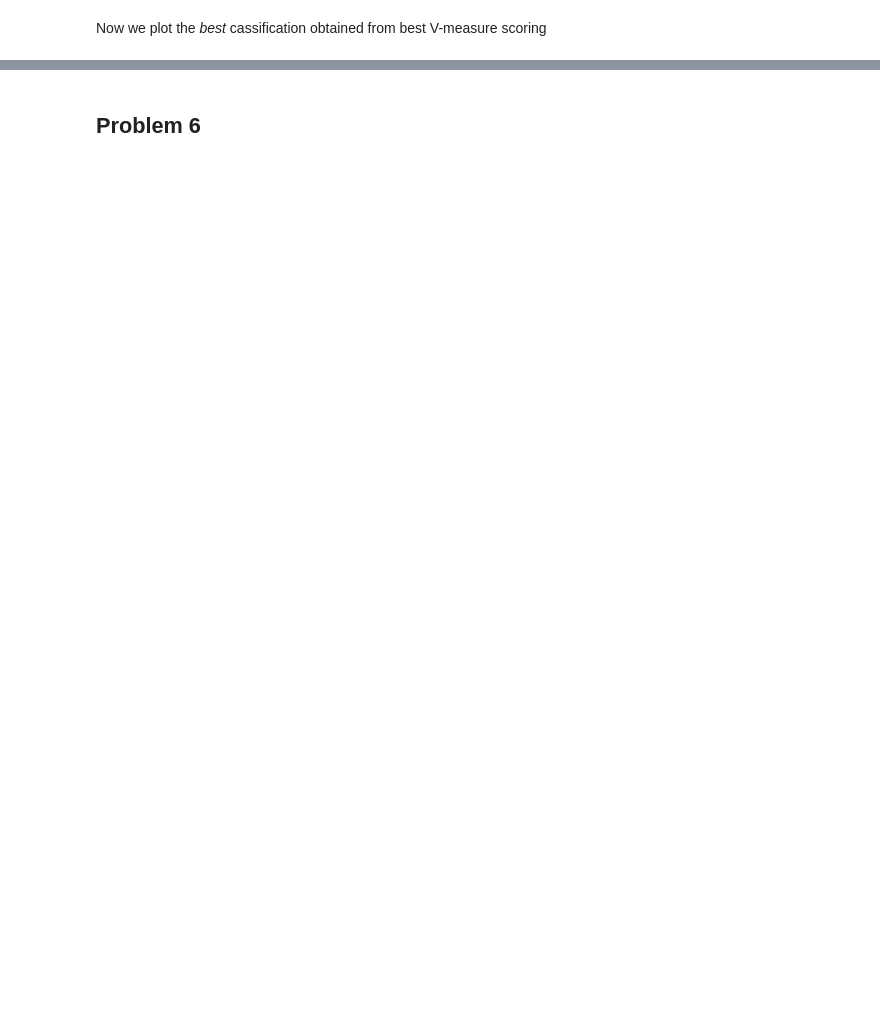
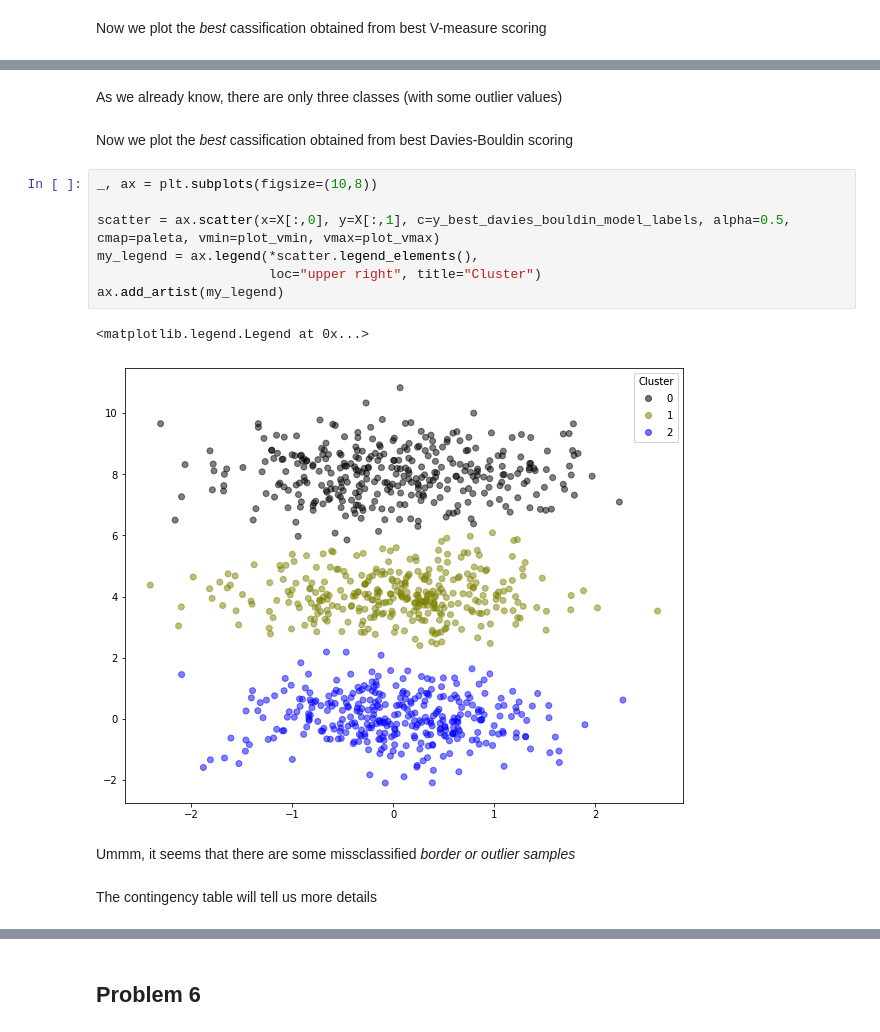
Before and after one commit to llublad/MUSI-AA, a Jupyter notebook: musi-aa-modulo2/handout_4/BERNAT_LADARIA_LLUIS_Handout_4.ipynb, the cells around one changed output, grey strips where cells are left out. Saved outputs shown, nothing was run; the diff lists cells and outputs as text; blank space fills up the shorter version.

```diff
--- a/musi-aa-modulo2/handout_4/BERNAT_LADARIA_LLUIS_Handout_4.ipynb
+++ b/musi-aa-modulo2/handout_4/BERNAT_LADARIA_LLUIS_Handout_4.ipynb
@@ -152,0 +297,18 @@ plt.scatter(x=X[:,0], y=X[:,1], c=y_best_model_labels, alpha=0.5, cmap='brg', vm
+# %% [markdown]
+As we already know, there are only three classes (with some outlier values)
+# %% [markdown]
+Now we plot the *best* cassification obtained from best Davies-Bouldin scoring
+# %%
+_, ax = plt.subplots(figsize=(10,8))
+
+scatter = ax.scatter(x=X[:,0], y=X[:,1], c=y_best_davies_bouldin_model_labels, alpha=0.5, cmap=paleta, vmin=plot_vmin, vmax=plot_vmax)
+my_legend = ax.legend(*scatter.legend_elements(),
+                      loc="upper right", title="Cluster")
+ax.add_artist(my_legend)
+# %% [output]
+<matplotlib.legend.Legend at 0x...>
+[figure, added]
+# %% [markdown]
+Ummm, it seems that there are some missclassified *border or outlier samples*
+# %% [markdown]
+The contingency table will tell us more details
```
Also changed, not shown: parts of 45 cells of this notebook.
